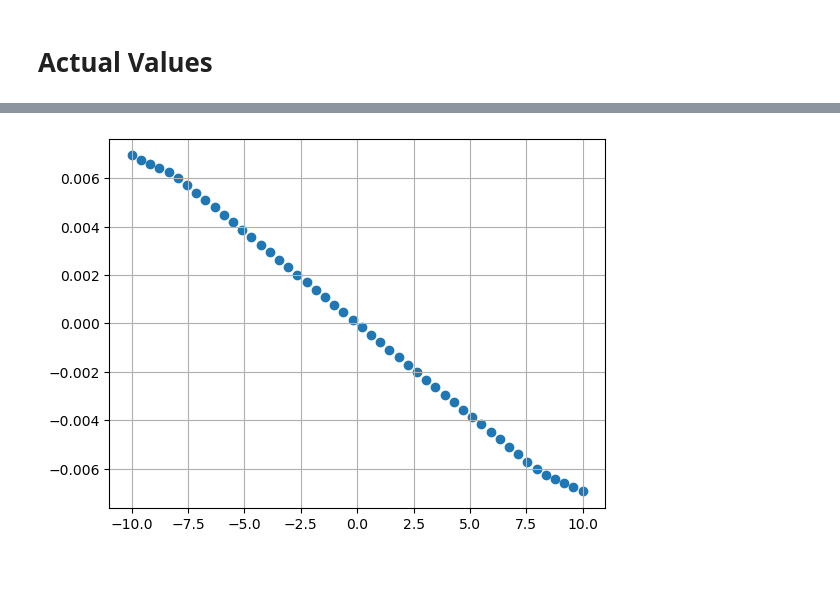
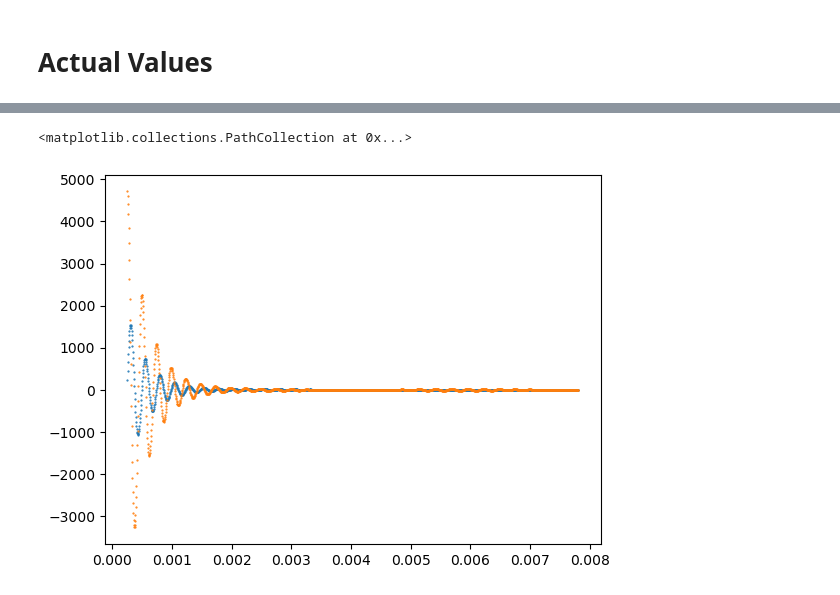
Before and after one commit to Chwanhee/Metrology, a Jupyter notebook: Report_2/Autonomous_Chua.ipynb, the cells around one changed output, grey strips where cells are left out. Cells and saved outputs as stored; diff of their text form; code cells hidden in the pictures.

```diff
--- a/Report_2/Autonomous_Chua.ipynb
+++ b/Report_2/Autonomous_Chua.ipynb
@@ -121,9 +143,22 @@ Simulation of 0.09999999999999999s.
-# %%
-# Check NIC
-
-X = np.linspace(-10,10)
-Y = [NIC(x) for x in X]
-plt.scatter(X,Y)
-plt.grid()
-# %% [output]
-[figure, removed]
+# %%
+# data = {"param":
+#         {"R":R,"C1":C1,"C2":C2,"L":L
+#          ,"R2":R2,"R3":R3,"R4":R4,"R6":R6,"E":E
+#          ,"F":F,"f":freq},
+#          "simul": {"dt":dt,"dur":duration}
+#          ,"X":X,"Y":Y,"Z":Z,"t":t}
+
+# handle = open(f"sim_R{R}.pkl", 'wb')
+# pickle.dump(data, handle, protocol=pickle.HIGHEST_PROTOCOL)
+# handle.close()
+
+scaled = [z*1000 for z in Z]
+ini = 5000
+end = int(len(Y)/2**6)
+spac = 100
+# plt.plot(X[::500],scaled[::500])
+plt.scatter(t[ini:end:spac],Y[ini:end:spac],s=0.3)
+plt.scatter(t[ini:end:spac],scaled[ini:end:spac],s=0.3)
+# %% [output]
+<matplotlib.collections.PathCollection at 0x...>
+[figure, added]
```
Also changed, not shown: parts of 4 cells of this notebook.
